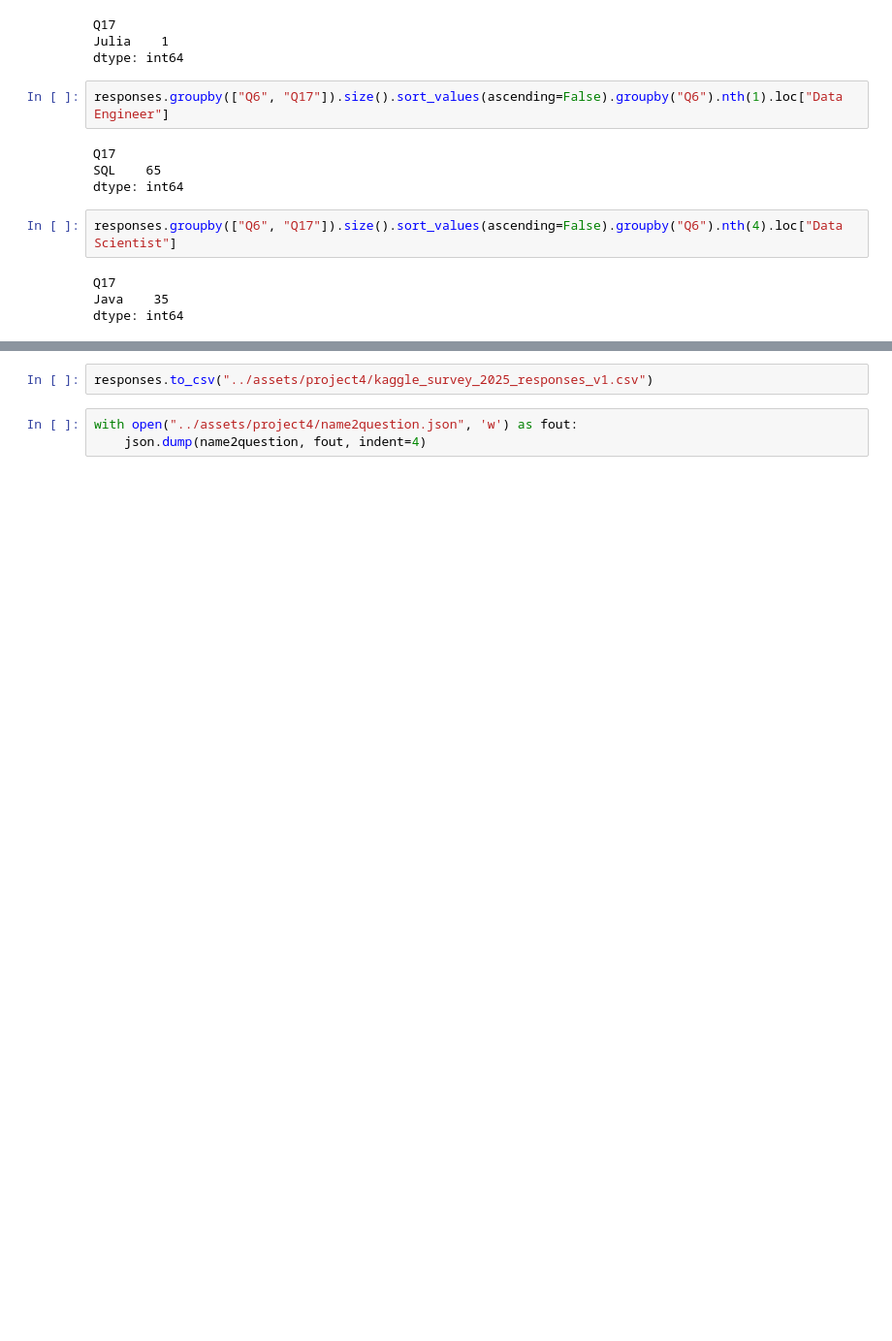
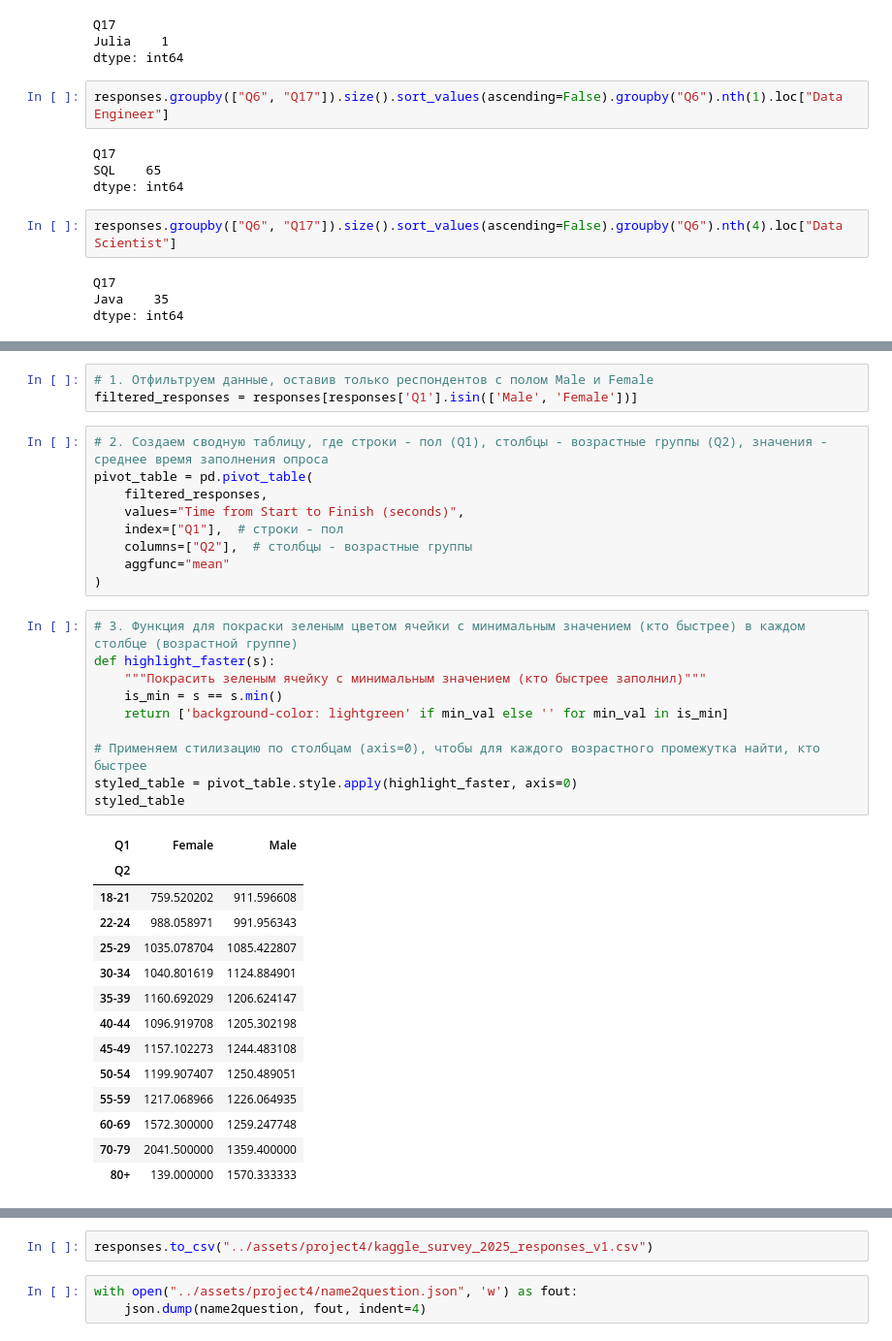
Before and after one commit to KhubbatulinMark/sber-21-rudn, a Jupyter notebook: solutions/03-assignment-solution.ipynb, the cells around one changed output, grey strips where cells are left out. Shown: that part at 97% size. Saved outputs shown, nothing was run; the diff lists cells and outputs as text; blank space fills up the shorter version.

```diff
--- a/solutions/03-assignment-solution.ipynb
+++ b/solutions/03-assignment-solution.ipynb
@@ -459,0 +400,37 @@ Name: count, dtype: int64
+# %%
+# 1. Отфильтруем данные, оставив только респондентов с полом Male и Female
+filtered_responses = responses[responses['Q1'].isin(['Male', 'Female'])]
+# %%
+# 2. Создаем сводную таблицу, где строки - пол (Q1), столбцы - возрастные группы (Q2), значения - среднее время заполнения опроса
+pivot_table = pd.pivot_table(
+    filtered_responses,
+    values="Time from Start to Finish (seconds)",
+    index=["Q1"],  # строки - пол
+    columns=["Q2"],  # столбцы - возрастные группы
+    aggfunc="mean"
+)
+# %%
+# 3. Функция для покраски зеленым цветом ячейки с минимальным значением (кто быстрее) в каждом столбце (возрастной группе)
+def highlight_faster(s):
+    """Покрасить зеленым ячейку с минимальным значением (кто быстрее заполнил)"""
+    is_min = s == s.min()
+    return ['background-color: lightgreen' if min_val else '' for min_val in is_min]
+
+# Применяем стилизацию по столбцам (axis=0), чтобы для каждого возрастного промежутка найти, кто быстрее
+styled_table = pivot_table.style.apply(highlight_faster, axis=0)
+styled_table
+# %% [output]
+| Q1 | Female | Male |
+| Q2 |  |  |
+| 18-21 | 759.520202 | 911.596608 |
+| 22-24 | 988.058971 | 991.956343 |
+| 25-29 | 1035.078704 | 1085.422807 |
+| 30-34 | 1040.801619 | 1124.884901 |
+| 35-39 | 1160.692029 | 1206.624147 |
+| 40-44 | 1096.919708 | 1205.302198 |
+| 45-49 | 1157.102273 | 1244.483108 |
+| 50-54 | 1199.907407 | 1250.489051 |
+| 55-59 | 1217.068966 | 1226.064935 |
+| 60-69 | 1572.300000 | 1259.247748 |
+| 70-79 | 2041.500000 | 1359.400000 |
+| 80+ | 139.000000 | 1570.333333 |
```
Also changed, not shown: parts of 7 cells of this notebook, 1 other file.
